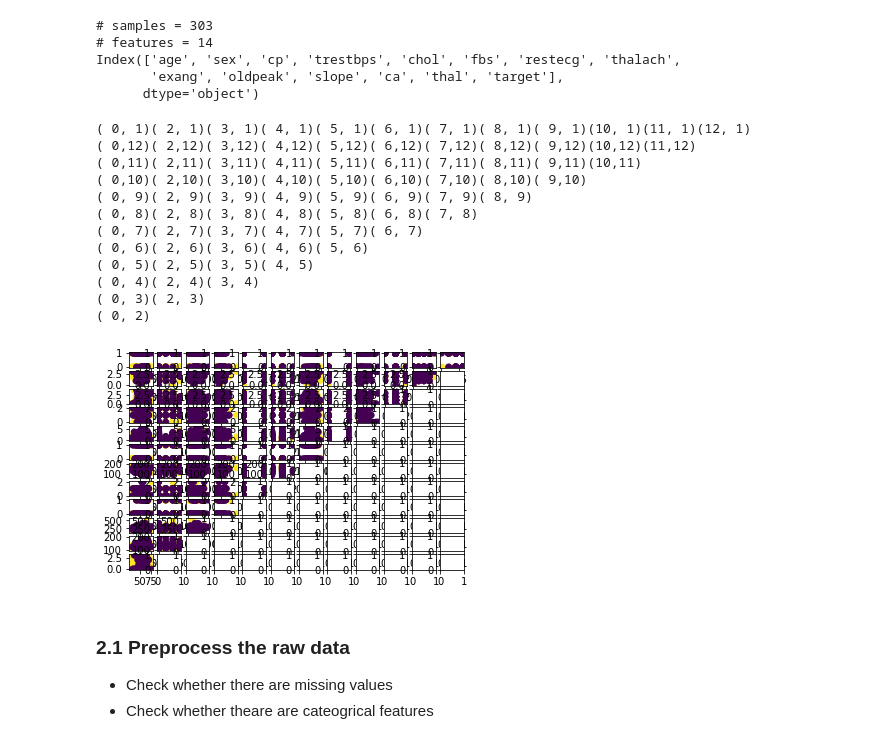
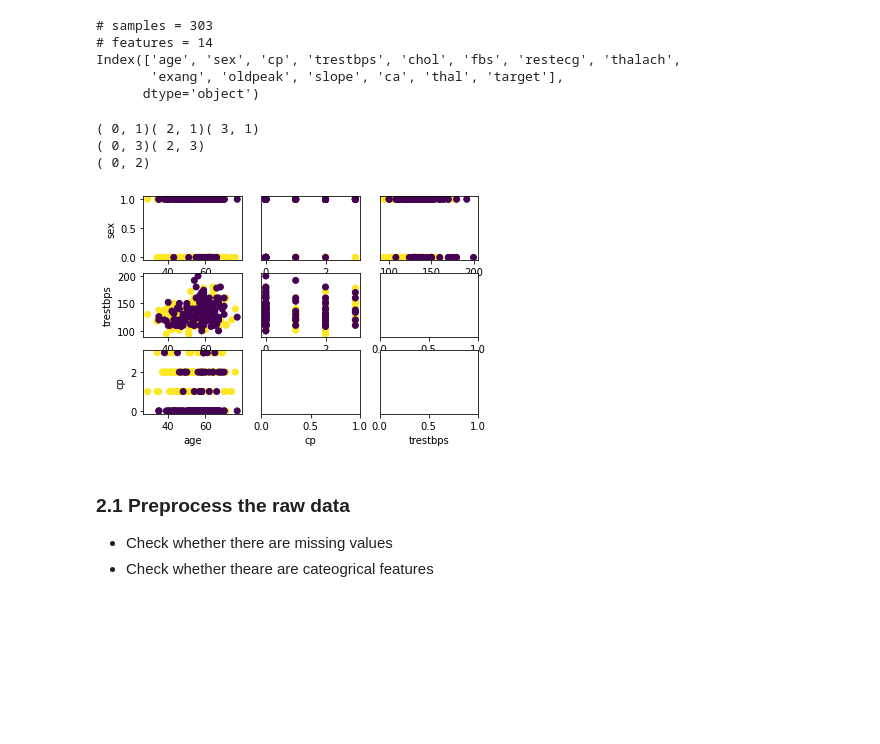
Before and after one commit to lduran2/CIS3715_DataScience_2022, a Jupyter notebook: Lab06/Lab06_Clustering.ipynb, the cells around one changed output. Cells and saved outputs as stored; diff of their text form; code cells hidden in the pictures; blank space fills up the shorter version.

```diff
--- a/Lab06/Lab06_Clustering.ipynb
+++ b/Lab06/Lab06_Clustering.ipynb
@@ -131,45 +131,56 @@ Index(['age', 'sex', 'cp', 'trestbps', 'chol', 'fbs', 'restecg', 'thalach',
       dtype='object')
 # %%
 # visualize the data
+
+N_FEATS = 5
 
 # number of X columns
 N_X_COLS = (N_FEATS - 1)
 # create square plot
 fig, ax = plt.subplots(N_X_COLS - 1, N_X_COLS - 1)
 
+# clear axes
+for i_row in range(N_X_COLS - 1):
+    # for y for each column
+    for i_col in range(N_X_COLS - 1):
+        ax[i_row][i_col].get_xaxis().set_visible(False)
+        ax[i_row][i_col].get_yaxis().set_visible(False)
+# next i_col, i_row
+
 # for each row in [1, [d..2]]
 # (i_col, i_row) -> (X0, X1)
 for i_row, iX1 in enumerate([1] + list(range((N_X_COLS - 1), 1, -1))):
+    # get the X1 feature header
+    X1 = df[df.columns[iX1]]
     # calculate the number of rows
     N_COLS = iX1 if (iX1 != 1) else N_X_COLS
     # for each column [0, [2..N_COLS]]
     for i_col, iX0 in enumerate([0] + list(range(2, N_COLS))):
-        # get the corresponding feature headers
-        X0, X1 = tuple(df[df.columns[i]] for i in (iX0, iX1))
+        # get the X0 feature header
+        X0 = df[df.columns[iX0]]
         # print the X as a progress bar
         print('({:2},{:2})'.format(iX0, iX1), end='')
         # plot these two features
         ax[i_row][i_col].scatter(X0, X1, c=y)
-    # next i_col
-    # label the row
+    # next iX0
+    # label row
+    ax[i_row][0].set_ylabel(df.columns[iX1])
+    ax[i_row][0].get_yaxis().set_visible(True)
     print()
-# next i_row
+# next iX1
+
+# for each column in [0, [2..N_X_COLS]]
+for i_col, iX0 in enumerate([0] + list(range(2, N_X_COLS))):
+        ax[i_row][i_col].get_yaxis().set_visible(False)
+    ax[N_COLS][i_col].set_xlabel(df.columns[iX0])
+# next iX0
 
 plt.show()
 # %% [output]
-( 0, 1)( 2, 1)( 3, 1)( 4, 1)( 5, 1)( 6, 1)( 7, 1)( 8, 1)( 9, 1)(10, 1)(11, 1)(12, 1)
-( 0,12)( 2,12)( 3,12)( 4,12)( 5,12)( 6,12)( 7,12)( 8,12)( 9,12)(10,12)(11,12)
-( 0,11)( 2,11)( 3,11)( 4,11)( 5,11)( 6,11)( 7,11)( 8,11)( 9,11)(10,11)
-( 0,10)( 2,10)( 3,10)( 4,10)( 5,10)( 6,10)( 7,10)( 8,10)( 9,10)
-( 0, 9)( 2, 9)( 3, 9)( 4, 9)( 5, 9)( 6, 9)( 7, 9)( 8, 9)
-( 0, 8)( 2, 8)( 3, 8)( 4, 8)( 5, 8)( 6, 8)( 7, 8)
-( 0, 7)( 2, 7)( 3, 7)( 4, 7)( 5, 7)( 6, 7)
-( 0, 6)( 2, 6)( 3, 6)( 4, 6)( 5, 6)
-( 0, 5)( 2, 5)( 3, 5)( 4, 5)
-( 0, 4)( 2, 4)( 3, 4)
+( 0, 1)( 2, 1)( 3, 1)
 ( 0, 3)( 2, 3)
 ( 0, 2)
-[figure, old version]
+[figure, new version]
 # %% [markdown]
 ### 2.1 Preprocess the raw data
 
```
